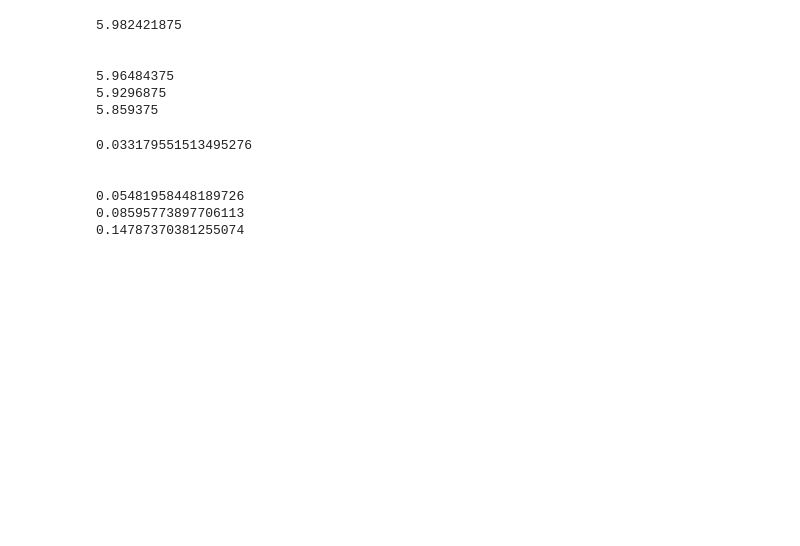
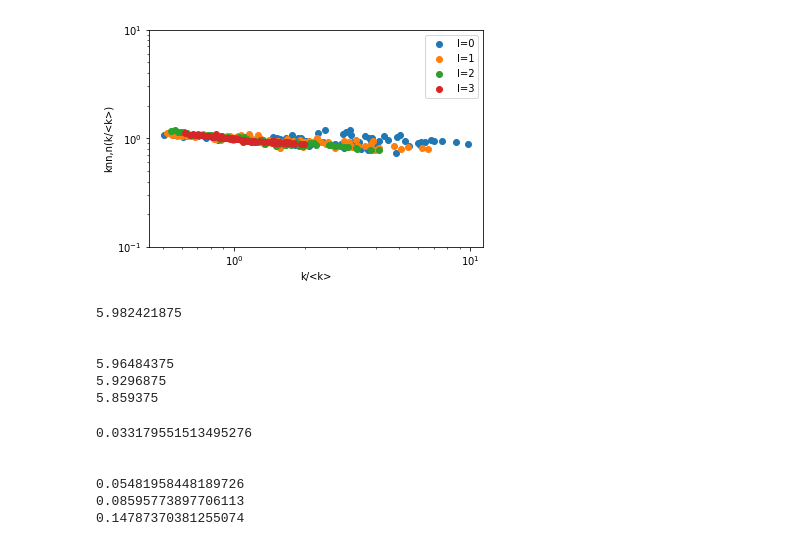
Before and after one commit to matheusloures42/renormalization-simplicial-complexes, a Jupyter notebook: barabasi.ipynb, the cells around one changed output. Saved outputs shown, nothing was run; the diff lists cells and outputs as text; code cells hidden in the pictures; blank space fills up the shorter version.

Commit message:
nearest neighbour degree

```diff
--- a/barabasi.ipynb
+++ b/barabasi.ipynb
@@ -107,3 +107,10 @@ clustering_per_kl(G3,lb='l=3')
+# %%
+average_neighbor_degree_x_kl(G0,lb='l=0')
+average_neighbor_degree_x_kl(G1,lb='l=1')
+average_neighbor_degree_x_kl(G2,lb='l=2')
+average_neighbor_degree_x_kl(G3,lb='l=3')
+# %% [output]
+[figure, added]
 # %%
 G1_grow=nx.barabasi_albert_graph(N/2,3,seed=sd )
 G2_grow=nx.barabasi_albert_graph(N/4,3,seed=sd )
```
Also changed, not shown: parts of 40 cells of this notebook, 3 other files.
